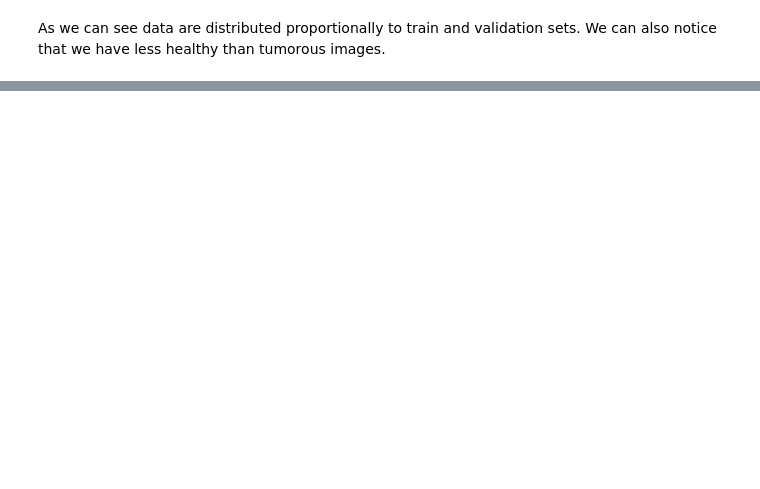
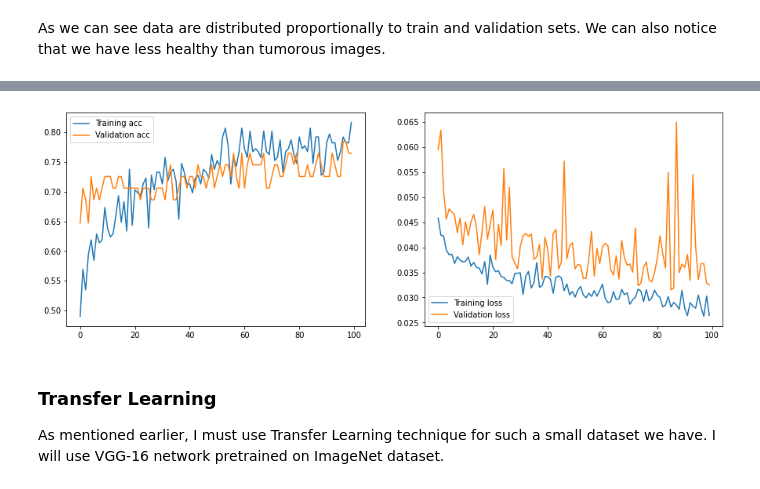
Before and after one commit to KOLA16/Brain-Tumor-Classification, a Jupyter notebook: brain_tumor_classification.ipynb, the cells around one changed output, grey strips where cells are left out. Cells and saved outputs as stored; diff of their text form; code cells hidden in the pictures; blank space fills up the shorter version.

```diff
--- a/brain_tumor_classification.ipynb
+++ b/brain_tumor_classification.ipynb
@@ -215,0 +346,4 @@ As we can see data are distributed proportionally to train and validation sets.
+# %%
+# Check if GPU accelerator is available
+device = 'cuda' if torch.cuda.is_available() else 'cpu'
+print('Using {} device'.format(device))
@@ -215,0 +352,3 @@ As we can see data are distributed proportionally to train and validation sets.
+# %%
+model = MyModel().to(device)
+summary(model, input_size=(1,3,224,224))
@@ -215,0 +373,6 @@ As we can see data are distributed proportionally to train and validation sets.
+# %%
+loss_fn = nn.BCEWithLogitsLoss()
+l_rate = 0.0001
+optimizer = torch.optim.RMSprop(model.parameters(), lr=l_rate)
+# %%
+hist = fit_model(model, train_loader, val_loader, optimizer, loss_fn, epochs=100)
@@ -215,0 +390,8 @@ As we can see data are distributed proportionally to train and validation sets.
+# %%
+plot_loss_acc(hist)
+# %% [output]
+[figure, added]
+# %% [markdown]
+### Transfer Learning
+
+As mentioned earlier, I must use Transfer Learning technique for such a small dataset we have. I will use VGG-16 network pretrained on ImageNet dataset.
```
Also changed, not shown: parts of 25 cells of this notebook.
